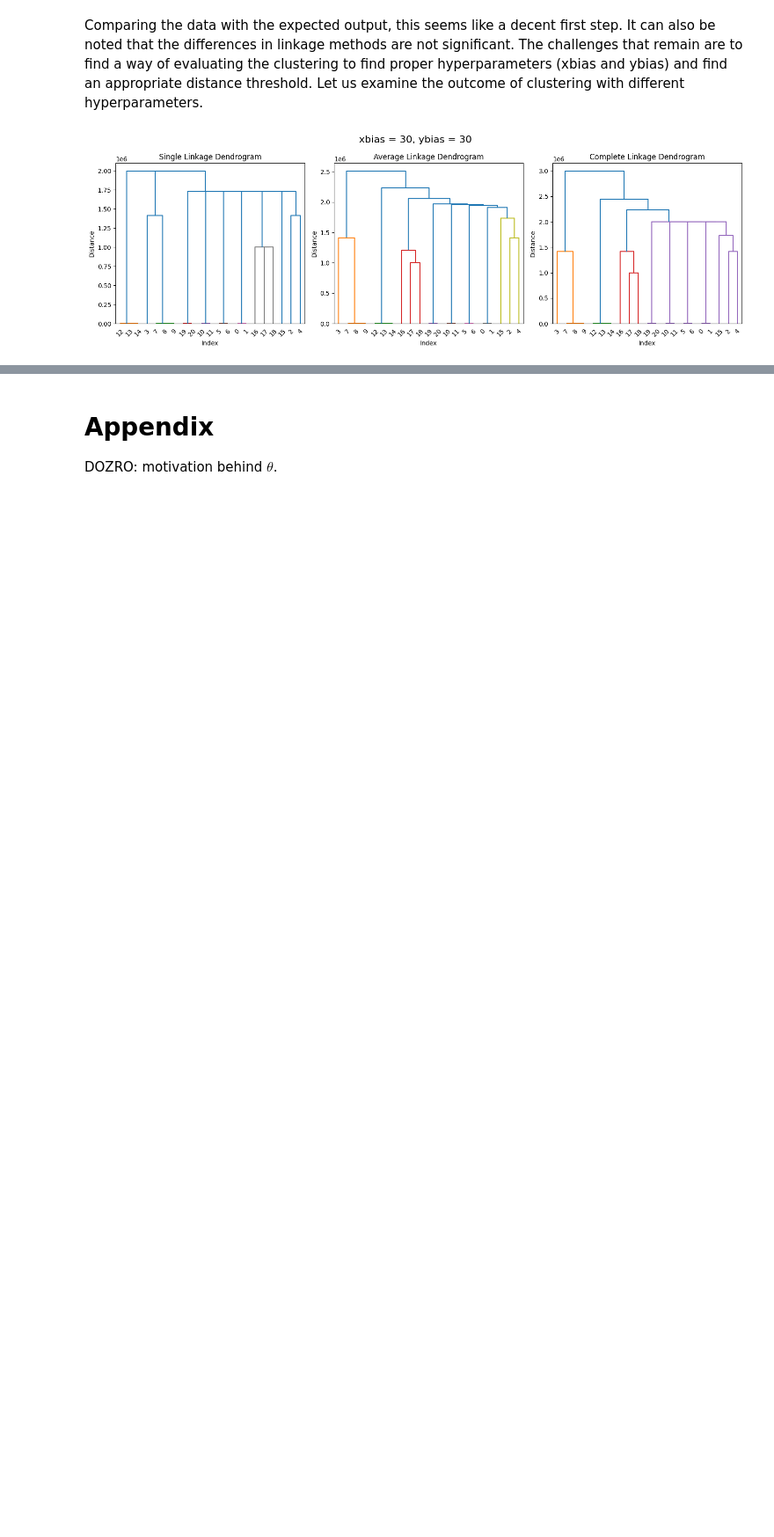
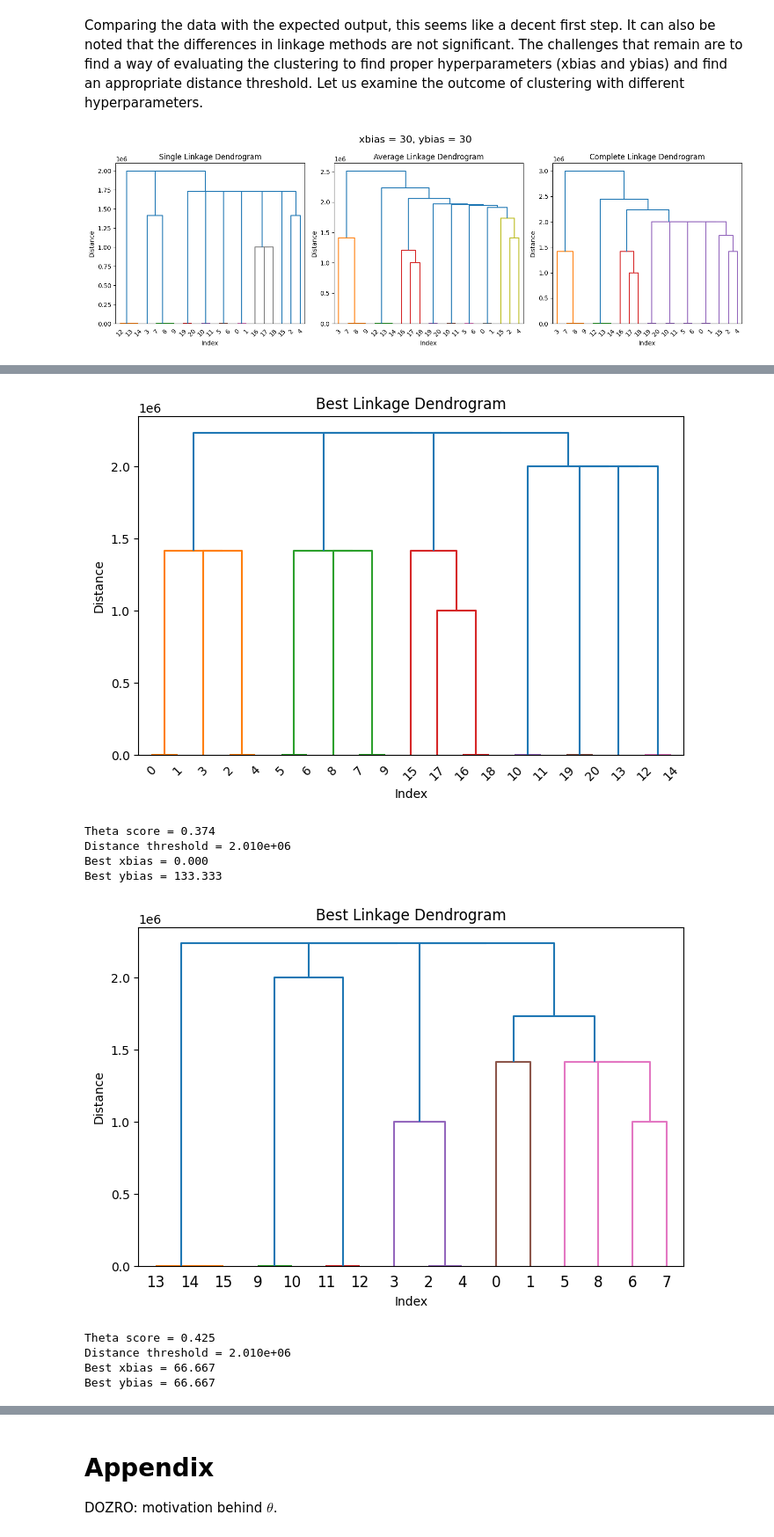
Before and after one commit to ZPP-MURMURAS/ZPP_Murmuras, a Jupyter notebook: research/preprocessing/cluster_research.ipynb, the cells around one changed output, grey strips where cells are left out. Shown at 88% size. Drawn from its saved outputs; the diff is of its cells as text; code cells hidden in the pictures; blank space fills up the shorter version.

```diff
--- a/research/preprocessing/cluster_research.ipynb
+++ b/research/preprocessing/cluster_research.ipynb
@@ -106,9 +109,6 @@ def calculate_dist_mat(data, xbias, ybias):
                                .IoU(data['Bounding Box'].iloc[j].apply_bias(xbias, ybias)) + 1e-6)
 
     return dists
-
-def link(distance_matrix):
-    return linkage(distance_matrix, method='single'), linkage(distance_matrix, method='average'), linkage(distance_matrix, method='complete')
 
 def draw_dendrograms(linkage_single, linkage_average, linkage_complete, plot_group_title=None):
     fig, axs = plt.subplots(1, 3, figsize=(15, 5))
@@ -135,7 +135,9 @@ def draw_dendrograms(linkage_single, linkage_average, linkage_complete, plot_gro
 
 def cluster_and_draw_dendrograms(data, xbias, ybias):
     distance_matrix = calculate_dist_mat(data=data, xbias=xbias, ybias=ybias)
-    linkage_single, linkage_average, linkage_complete = link(distance_matrix=distance_matrix)
+    linkage_single = linkage(distance_matrix, method='single')
+    linkage_average = linkage(distance_matrix, method='average')
+    linkage_complete = linkage(distance_matrix, method='complete')
     draw_dendrograms(linkage_single=linkage_single,
                      linkage_average=linkage_average,
                      linkage_complete=linkage_complete,
@@ -218,0 +245,46 @@ As can be seen, the minimum of $\theta$ for the better clusterings tends to be s
+# %%
+def grid_search(data, xbiases, ybiases, linkage_method):
+    min_theta = 1
+    best_dist = 0
+    best_xbias = 0
+    best_ybias = 0
+    best_linkage = None
+    for xbias in xbiases:
+        for ybias in ybiases:
+            distance_matrix = calculate_dist_mat(data=data, xbias=xbias, ybias=ybias)
+            link = linkage(distance_matrix, method=linkage_method)
+            _, _, best_dist_aux, min_theta_aux = theta_vs_distance(link)
+
+            if min_theta_aux < min_theta:
+                min_theta = min_theta_aux
+                best_dist = best_dist_aux
+                best_xbias = xbias
+                best_ybias = ybias
+                best_linkage = link
+
+    plt.figure(figsize=(8, 5))
+    dendrogram(best_linkage)
+    plt.title('Best Linkage Dendrogram')
+    plt.xlabel('Index')
+    plt.ylabel('Distance')
+    plt.show()
+    print(f'Theta score = {min_theta:.3f}')
+    print(f'Distance threshold = {best_dist:.3e}')
+    print(f'Best xbias = {best_xbias:.3f}')
+    print(f'Best ybias = {best_ybias:.3f}')
+
+grid_search(data=grouped_coupon_dfs[3], xbiases=np.linspace(0, 300, 10), ybiases=np.linspace(0, 300, 10), linkage_method='single')
+grid_search(data=grouped_coupon_dfs[4], xbiases=np.linspace(0, 300, 10), ybiases=np.linspace(0, 300, 10), linkage_method='single')
+grid_search(data=grouped_coupon_dfs[5], xbiases=np.linspace(0, 300, 10), ybiases=np.linspace(0, 300, 10), linkage_method='single')
+grid_search(data=grouped_coupon_dfs[6], xbiases=np.linspace(0, 300, 10), ybiases=np.linspace(0, 300, 10), linkage_method='single')
+# %% [output]
+[figure, added]
+Theta score = 0.374
+Distance threshold = 2.010e+06
+Best xbias = 0.000
+Best ybias = 133.333
+[figure, added]
+Theta score = 0.425
+Distance threshold = 2.010e+06
+Best xbias = 66.667
+Best ybias = 66.667
```
Also changed, not shown: parts of 6 cells of this notebook.
